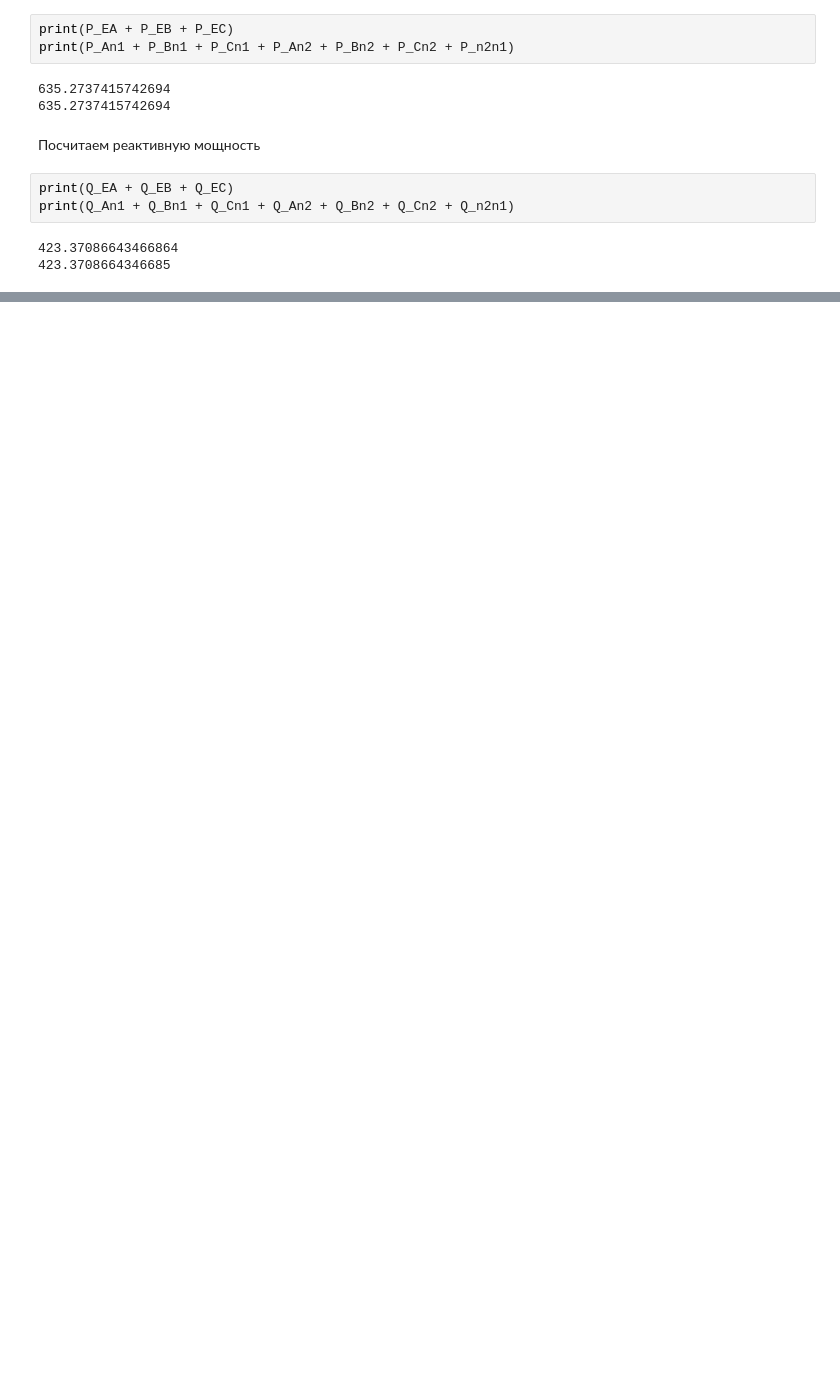
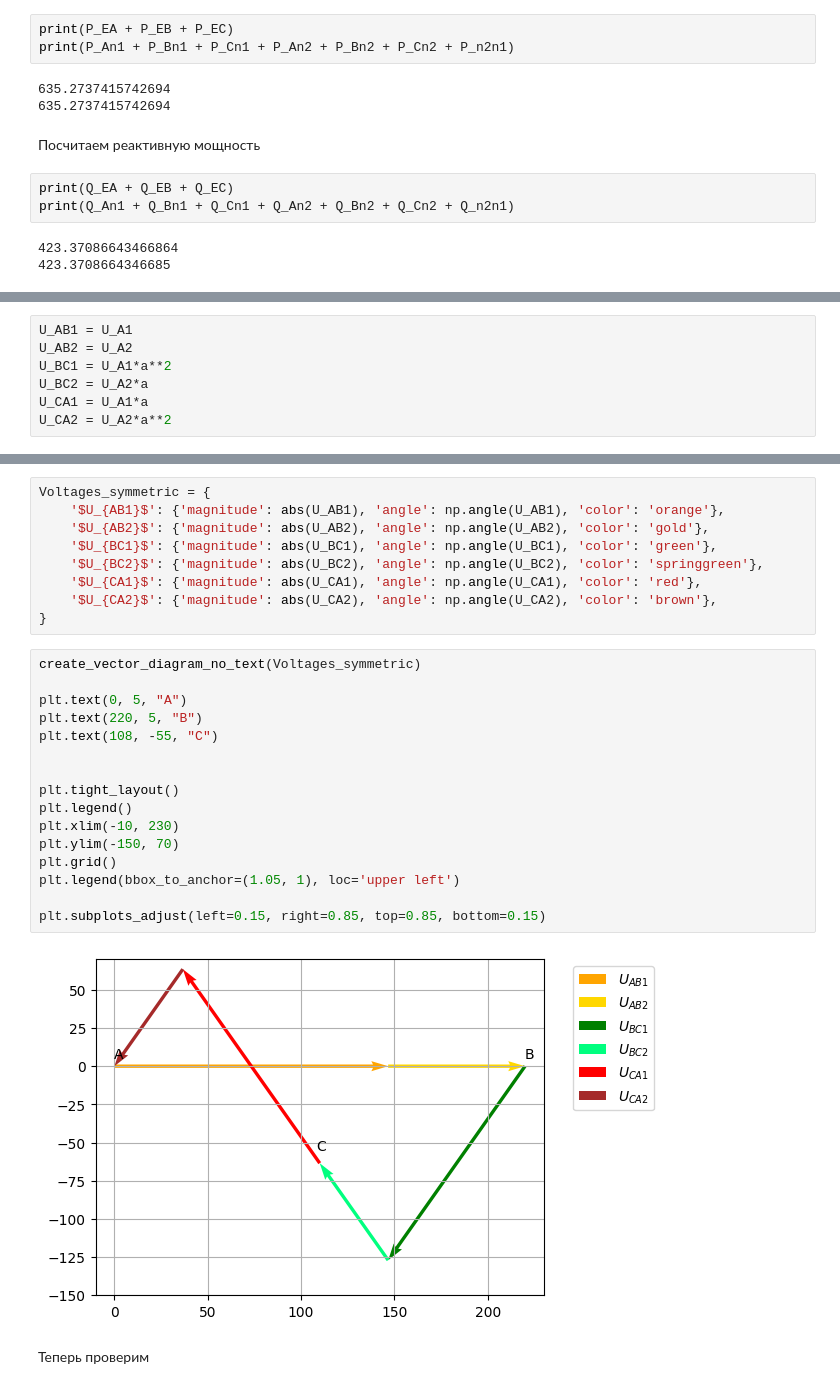
Before and after one commit to M007AX/Coursework-part-III-TBE, a Jupyter notebook: Курсовая_по_ТОЭ_3я_часть.ipynb, the cells around one changed output, grey strips where cells are left out. Cells and saved outputs as stored; diff of their text form; blank space fills up the shorter version.

```diff
--- a/Курсовая_по_ТОЭ_3я_часть.ipynb
+++ b/Курсовая_по_ТОЭ_3я_часть.ipynb
@@ -1086,0 +1252,7 @@ print(Q_An1 + Q_Bn1 + Q_Cn1 + Q_An2 + Q_Bn2 + Q_Cn2 + Q_n2n1)
+# %%
+U_AB1 = U_A1
+U_AB2 = U_A2
+U_BC1 = U_A1*a**2
+U_BC2 = U_A2*a
+U_CA1 = U_A1*a
+U_CA2 = U_A2*a**2
@@ -1086,0 +1309,29 @@ print(Q_An1 + Q_Bn1 + Q_Cn1 + Q_An2 + Q_Bn2 + Q_Cn2 + Q_n2n1)
+# %%
+Voltages_symmetric = {
+    '$U_{AB1}$': {'magnitude': abs(U_AB1), 'angle': np.angle(U_AB1), 'color': 'orange'},
+    '$U_{AB2}$': {'magnitude': abs(U_AB2), 'angle': np.angle(U_AB2), 'color': 'gold'},
+    '$U_{BC1}$': {'magnitude': abs(U_BC1), 'angle': np.angle(U_BC1), 'color': 'green'},
+    '$U_{BC2}$': {'magnitude': abs(U_BC2), 'angle': np.angle(U_BC2), 'color': 'springgreen'},
+    '$U_{CA1}$': {'magnitude': abs(U_CA1), 'angle': np.angle(U_CA1), 'color': 'red'},
+    '$U_{CA2}$': {'magnitude': abs(U_CA2), 'angle': np.angle(U_CA2), 'color': 'brown'},
+}
+# %%
+create_vector_diagram_no_text(Voltages_symmetric)
+
+plt.text(0, 5, "A")
+plt.text(220, 5, "B")
+plt.text(108, -55, "C")
+
+
+plt.tight_layout()
+plt.legend()
+plt.xlim(-10, 230)
+plt.ylim(-150, 70)
+plt.grid()
+plt.legend(bbox_to_anchor=(1.05, 1), loc='upper left')
+
+plt.subplots_adjust(left=0.15, right=0.85, top=0.85, bottom=0.15)
+# %% [output]
+[figure, added]
+# %% [markdown]
+Теперь проверим
```
Also changed, not shown: parts of 30 cells of this notebook.
